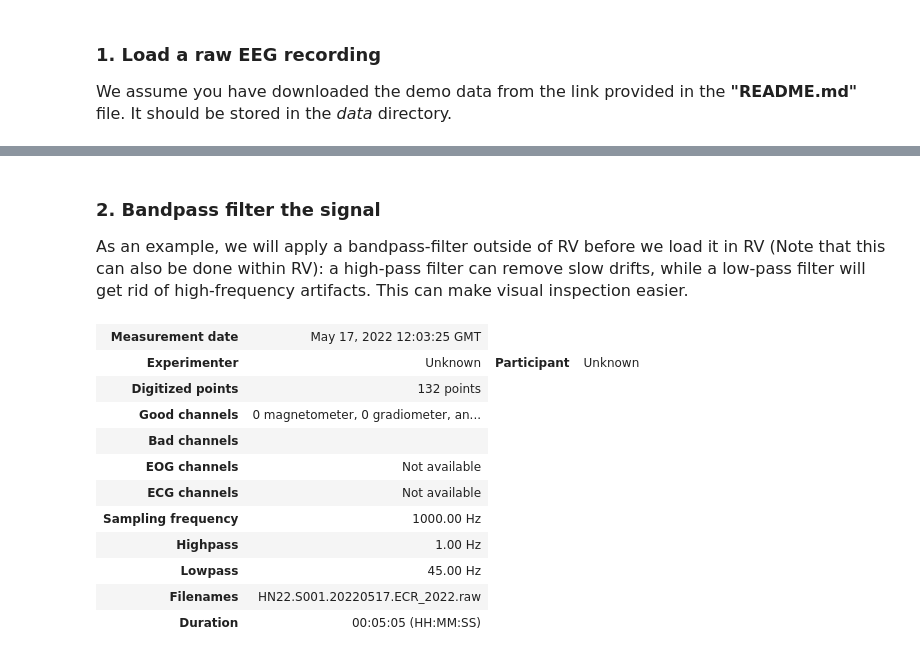
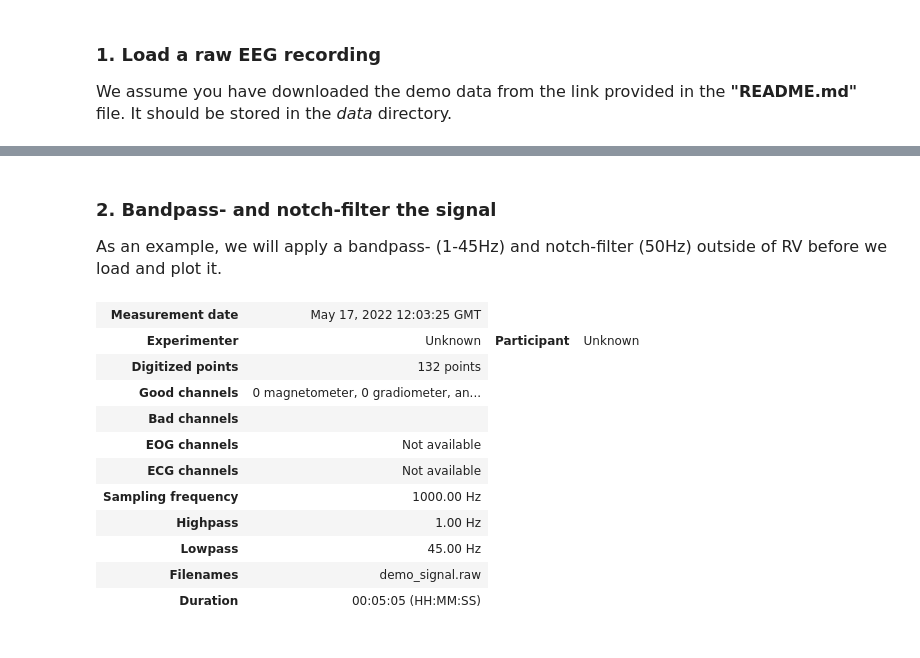
Before and after one commit to RobinWeiler/RV, a Jupyter notebook: RV_demo.ipynb, the cells around one changed output, grey strips where cells are left out. Cells and saved outputs as stored; diff of their text form; code cells hidden in the pictures.

```diff
--- a/RV_demo.ipynb
+++ b/RV_demo.ipynb
@@ -67,26 +67,26 @@ raw.set_montage(montage)
 | Duration | 00:05:05 (HH:MM:SS) |
 # %% [markdown]
-### 2. Bandpass filter the signal
-<font size="3">As an example, we will apply a bandpass-filter outside of RV before we load it in RV (Note that this can also be done within RV): a high-pass filter can remove slow drifts, while a low-pass filter will get rid of high-frequency artifacts. This can make visual inspection easier.</font>
+### 2. Bandpass- and notch-filter the signal
+<font size="3">As an example, we will apply a bandpass- (1-45Hz) and notch-filter (50Hz) outside of RV before we load and plot it.</font>
 # %%
 raw_copy = raw.copy()
 bandpass_lfreq = 1
 bandpass_hfreq = 45
 notch_freq = 50
 filtered_signal = raw_copy.filter(bandpass_lfreq, bandpass_hfreq, fir_window='hamming', fir_design="firwin", verbose=0)
-# filtered_signal.notch_filter(notch_freq, fir_design="firwin", verbose=0)
+filtered_signal.notch_filter(notch_freq, fir_design="firwin", verbose=0)
 # %% [output]
 | Measurement date | May 17, 2022 12:03:25 GMT |
 | Experimenter | Unknown | Participant | Unknown |
 | Digitized points | 132 points |
 | Good channels | 0 magnetometer, 0 gradiometer, an... |
 | Bad channels |  |
 | EOG channels | Not available |
 | ECG channels | Not available |
 | Sampling frequency | 1000.00 Hz |
 | Highpass | 1.00 Hz |
 | Lowpass | 45.00 Hz |
-| Filenames | HN22.S001.20220517.ECR_2022.raw |
+| Filenames | demo_signal.raw |
 | Duration | 00:05:05 (HH:MM:SS) |
 # %% [markdown]
 ### 3. Clean the filtered signal
```
Also changed, not shown: parts of 6 cells of this notebook, 2 other files.
